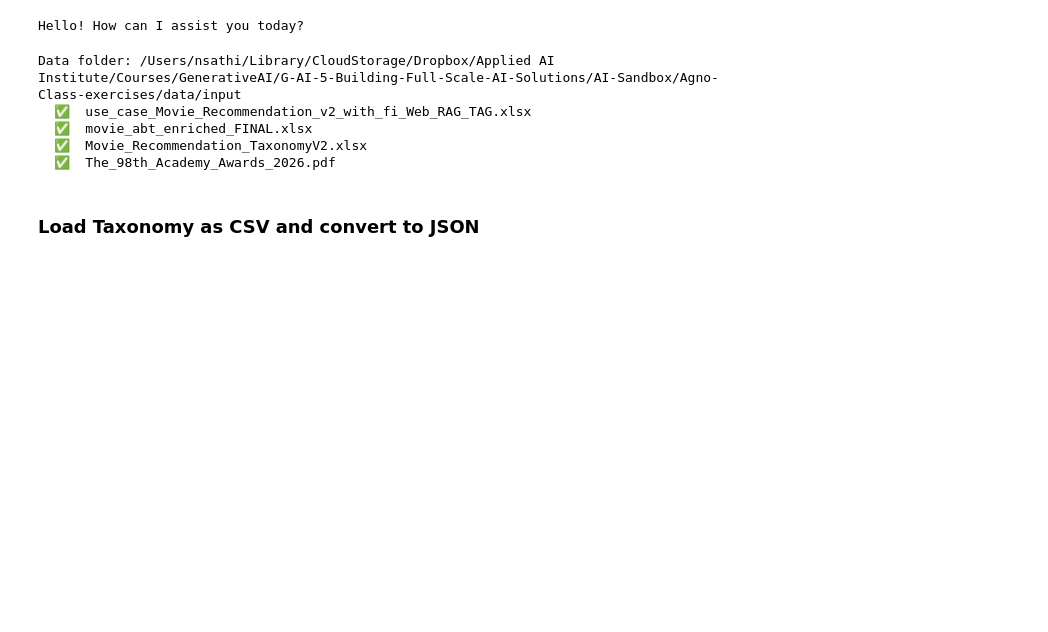
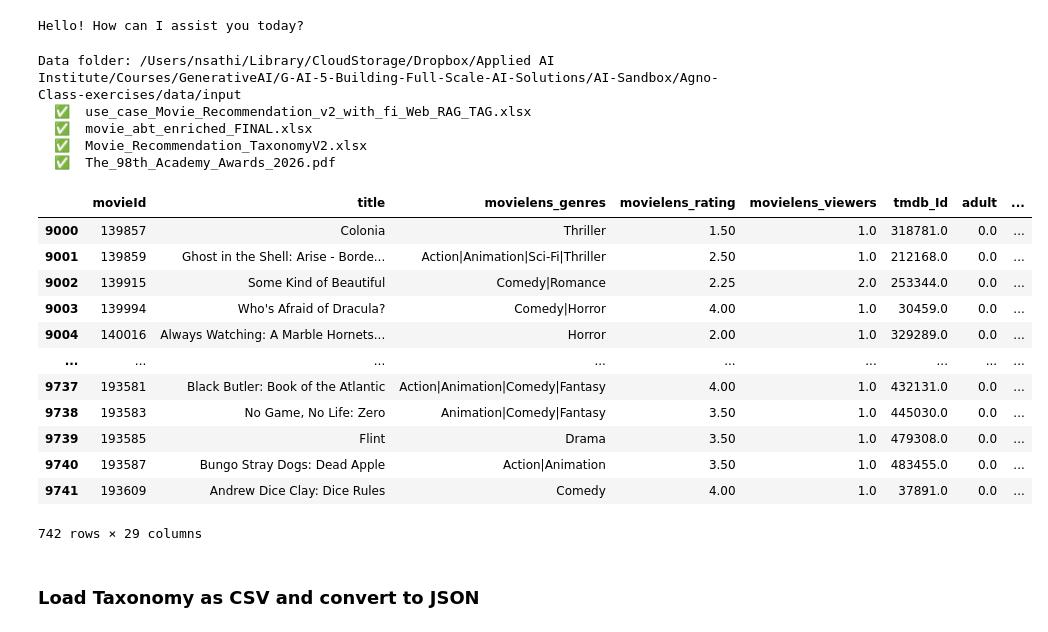
Before and after one commit to applied-ai-institute/Agno-Class-Exercises, a Jupyter notebook: notebook/10_agno_agent_chatbot_with_web_search_RAG_TAG.ipynb, the cells around one changed output. Drawn from its saved outputs; the diff is of its cells as text; code cells hidden in the pictures; blank space fills up the shorter version.

Commit message:
notebook 16
notebook 16 on movie test data

```diff
--- a/notebook/10_agno_agent_chatbot_with_web_search_RAG_TAG.ipynb
+++ b/notebook/10_agno_agent_chatbot_with_web_search_RAG_TAG.ipynb
@@ -67,6 +72,53 @@ Data folder: /Users/nsathi/Library/CloudStorage/Dropbox/Applied AI Institute/Cou
   ✅  movie_abt_enriched_FINAL.xlsx
   ✅  Movie_Recommendation_TaxonomyV2.xlsx
   ✅  The_98th_Academy_Awards_2026.pdf
+# %%
+df_full_abt = pd.read_excel(ABT_FILE)
+df_abt_batch_1 = df_full_abt[0:1000]
+df_abt_batch_1.to_excel(os.path.join(DATA_FOLDER, 'movie_abt_enriched_FINAL_batch_1.xlsx'))
+ABT_BATCH_1 = os.path.join(DATA_FOLDER, 'movie_abt_enriched_FINAL_batch_1.xlsx')
+df_abt_batch_2 = df_full_abt[1000:2000]
+df_abt_batch_2.to_excel(os.path.join(DATA_FOLDER, 'movie_abt_enriched_FINAL_batch_2.xlsx'))
+ABT_BATCH_2 = os.path.join(DATA_FOLDER, 'movie_abt_enriched_FINAL_batch_2.xlsx')
+df_abt_batch_3 = df_full_abt[2000:3000]
+df_abt_batch_3.to_excel(os.path.join(DATA_FOLDER, 'movie_abt_enriched_FINAL_batch_3.xlsx'))
+ABT_BATCH_3 = os.path.join(DATA_FOLDER, 'movie_abt_enriched_FINAL_batch_3.xlsx')
+df_abt_batch_4 = df_full_abt[3000:4000]
+df_abt_batch_4.to_excel(os.path.join(DATA_FOLDER, 'movie_abt_enriched_FINAL_batch_4.xlsx'))
+ABT_BATCH_4 = os.path.join(DATA_FOLDER, 'movie_abt_enriched_FINAL_batch_4.xlsx')
+df_abt_batch_5 = df_full_abt[4000:5000]
+df_abt_batch_5.to_excel(os.path.join(DATA_FOLDER, 'movie_abt_enriched_FINAL_batch_5.xlsx'))
+ABT_BATCH_5 = os.path.join(DATA_FOLDER, 'movie_abt_enriched_FINAL_batch_5.xlsx')
+df_abt_batch_6 = df_full_abt[5000:6000]
+df_abt_batch_6.to_excel(os.path.join(DATA_FOLDER, 'movie_abt_enriched_FINAL_batch_6.xlsx'))
+ABT_BATCH_6 = os.path.join(DATA_FOLDER, 'movie_abt_enriched_FINAL_batch_6.xlsx')
+df_abt_batch_7 = df_full_abt[6000:7000]
+df_abt_batch_7.to_excel(os.path.join(DATA_FOLDER, 'movie_abt_enriched_FINAL_batch_7.xlsx'))
+ABT_BATCH_7 = os.path.join(DATA_FOLDER, 'movie_abt_enriched_FINAL_batch_7.xlsx')
+df_abt_batch_8 = df_full_abt[7000:8000]
+df_abt_batch_8.to_excel(os.path.join(DATA_FOLDER, 'movie_abt_enriched_FINAL_batch_8.xlsx'))
+ABT_BATCH_8 = os.path.join(DATA_FOLDER, 'movie_abt_enriched_FINAL_batch_8.xlsx')
+df_abt_batch_9 = df_full_abt[8000:9000]
+df_abt_batch_9.to_excel(os.path.join(DATA_FOLDER, 'movie_abt_enriched_FINAL_batch_9.xlsx'))
+ABT_BATCH_9 = os.path.join(DATA_FOLDER, 'movie_abt_enriched_FINAL_batch_9.xlsx')
+df_abt_batch_10 = df_full_abt[9000:9742]
+df_abt_batch_10.to_excel(os.path.join(DATA_FOLDER, 'movie_abt_enriched_FINAL_batch_10.xlsx'))
+ABT_BATCH_10 = os.path.join(DATA_FOLDER, 'movie_abt_enriched_FINAL_batch_10.xlsx')
+df_abt_batch_10
+# %% [output]
+|  | movieId | title | movielens_genres | movielens_rating | movielens_viewers | tmdb_Id | adult | ... |
+| 9000 | 139857 | Colonia | Thriller | 1.50 | 1.0 | 318781.0 | 0.0 | ... |
+| 9001 | 139859 | Ghost in the Shell: Arise - Borde... | Action|Animation|Sci-Fi|Thriller | 2.50 | 1.0 | 212168.0 | 0.0 | ... |
+| 9002 | 139915 | Some Kind of Beautiful | Comedy|Romance | 2.25 | 2.0 | 253344.0 | 0.0 | ... |
+| 9003 | 139994 | Who's Afraid of Dracula? | Comedy|Horror | 4.00 | 1.0 | 30459.0 | 0.0 | ... |
+| 9004 | 140016 | Always Watching: A Marble Hornets... | Horror | 2.00 | 1.0 | 329289.0 | 0.0 | ... |
+| ... | ... | ... | ... | ... | ... | ... | ... | ... |
+| 9737 | 193581 | Black Butler: Book of the Atlantic | Action|Animation|Comedy|Fantasy | 4.00 | 1.0 | 432131.0 | 0.0 | ... |
+| 9738 | 193583 | No Game, No Life: Zero | Animation|Comedy|Fantasy | 3.50 | 1.0 | 445030.0 | 0.0 | ... |
+| 9739 | 193585 | Flint | Drama | 3.50 | 1.0 | 479308.0 | 0.0 | ... |
+| 9740 | 193587 | Bungo Stray Dogs: Dead Apple | Action|Animation | 3.50 | 1.0 | 483455.0 | 0.0 | ... |
+| 9741 | 193609 | Andrew Dice Clay: Dice Rules | Comedy | 4.00 | 1.0 | 37891.0 | 0.0 | ... |
+742 rows × 29 columns
 # %% [markdown]
 ### Load Taxonomy as CSV and convert to JSON
 # %%
```
Also changed, not shown: parts of 17 cells of this notebook, 20 other files.
